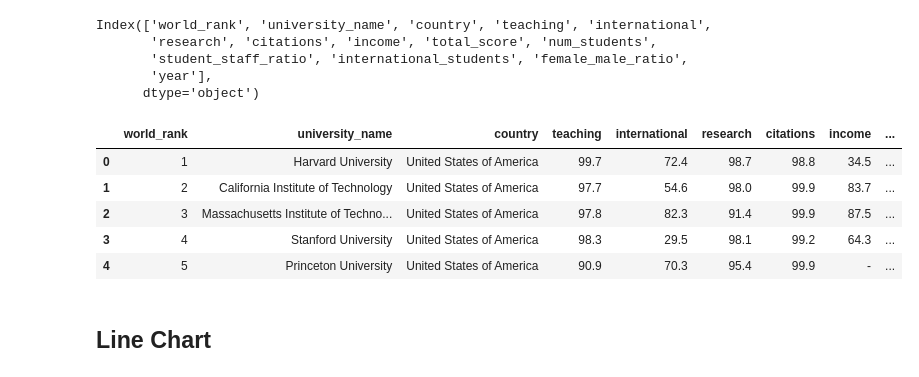
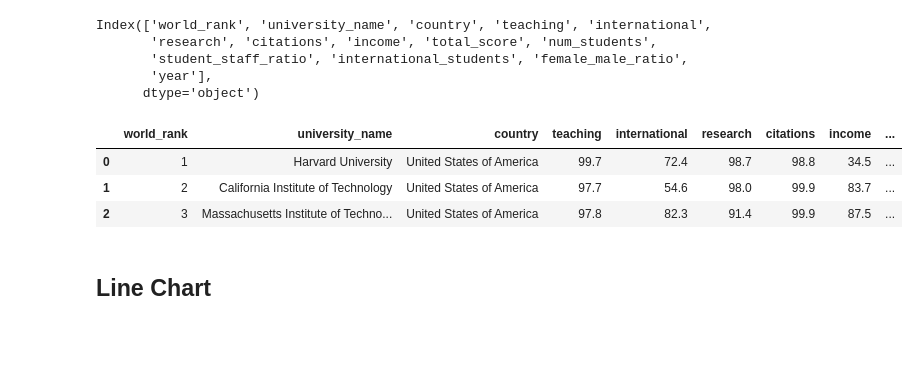
Before and after one commit to manan-dude/Plotly, a Jupyter notebook: plotly.ipynb, the cells around one changed output. Drawn from its saved outputs; the diff is of its cells as text; code cells hidden in the pictures; blank space fills up the shorter version.

```diff
--- a/plotly.ipynb
+++ b/plotly.ipynb
@@ -39,14 +39,12 @@ Index(['world_rank', 'university_name', 'country', 'teaching', 'international',
        'year'],
       dtype='object')
 # %%
-times_data.head()
+times_data.head(3)
 # %% [output]
 |  | world_rank | university_name | country | teaching | international | research | citations | income | ... |
 | 0 | 1 | Harvard University | United States of America | 99.7 | 72.4 | 98.7 | 98.8 | 34.5 | ... |
 | 1 | 2 | California Institute of Technology | United States of America | 97.7 | 54.6 | 98.0 | 99.9 | 83.7 | ... |
 | 2 | 3 | Massachusetts Institute of Techno... | United States of America | 97.8 | 82.3 | 91.4 | 99.9 | 87.5 | ... |
-| 3 | 4 | Stanford University | United States of America | 98.3 | 29.5 | 98.1 | 99.2 | 64.3 | ... |
-| 4 | 5 | Princeton University | United States of America | 90.9 | 70.3 | 95.4 | 99.9 | - | ... |
 # %% [markdown]
 ## Line Chart
 # %%
```
Also changed, not shown: parts of 1 cell of this notebook.
